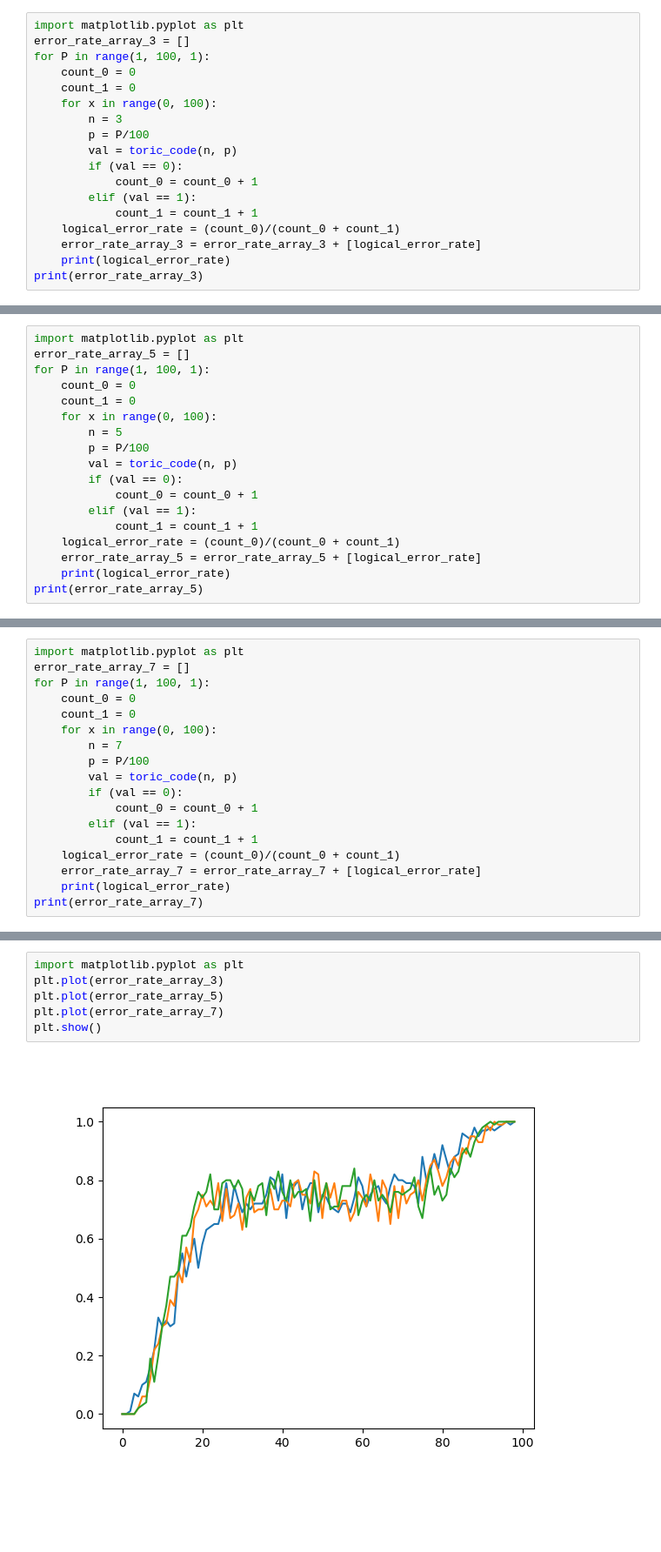
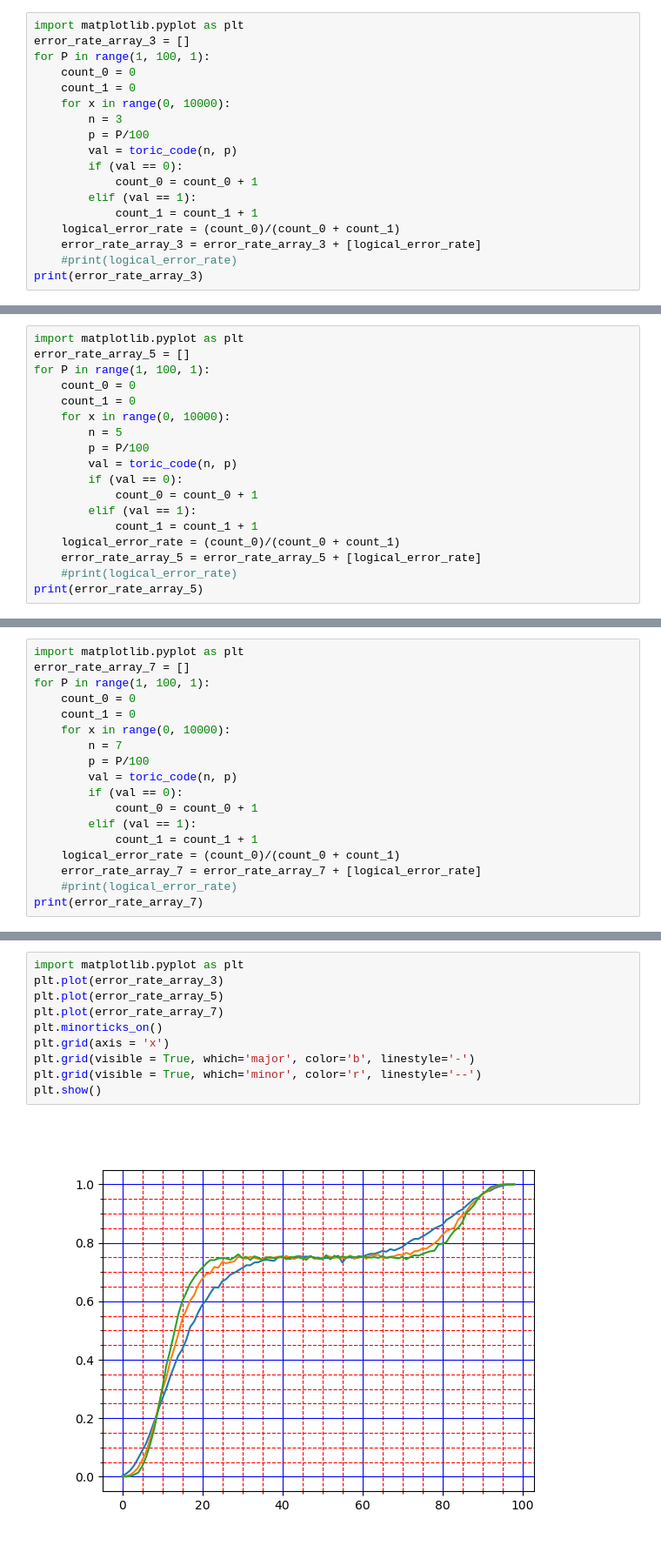
Before and after one commit to SanchayanDutta/Toric-Code-Simulation, a Jupyter notebook: ToricTest.ipynb, the cells around one changed output, grey strips where cells are left out. Shown at 87% size. Drawn from its saved outputs; the diff is of its cells as text; blank space fills up the shorter version.

```diff
--- a/ToricTest.ipynb
+++ b/ToricTest.ipynb
@@ -236,7 +236,7 @@ error_rate_array_3 = []
 for P in range(1, 100, 1):
     count_0 = 0
     count_1 = 0
-    for x in range(0, 100):
+    for x in range(0, 10000):
         n = 3
         p = P/100
         val = toric_code(n, p)
@@ -246,6 +246,6 @@ for P in range(1, 100, 1):
             count_1 = count_1 + 1
     logical_error_rate = (count_0)/(count_0 + count_1)
     error_rate_array_3 = error_rate_array_3 + [logical_error_rate]
-    print(logical_error_rate)
+    #print(logical_error_rate)
 print(error_rate_array_3)
 # %% [output]
@@ -272,7 +256,7 @@ error_rate_array_5 = []
 for P in range(1, 100, 1):
     count_0 = 0
     count_1 = 0
-    for x in range(0, 100):
+    for x in range(0, 10000):
         n = 5
         p = P/100
         val = toric_code(n, p)
@@ -282,6 +266,6 @@ for P in range(1, 100, 1):
             count_1 = count_1 + 1
     logical_error_rate = (count_0)/(count_0 + count_1)
     error_rate_array_5 = error_rate_array_5 + [logical_error_rate]
-    print(logical_error_rate)
+    #print(logical_error_rate)
 print(error_rate_array_5)
 # %% [output]
@@ -308,7 +276,7 @@ error_rate_array_7 = []
 for P in range(1, 100, 1):
     count_0 = 0
     count_1 = 0
-    for x in range(0, 100):
+    for x in range(0, 10000):
         n = 7
         p = P/100
         val = toric_code(n, p)
@@ -318,6 +286,6 @@ for P in range(1, 100, 1):
             count_1 = count_1 + 1
     logical_error_rate = (count_0)/(count_0 + count_1)
     error_rate_array_7 = error_rate_array_7 + [logical_error_rate]
-    print(logical_error_rate)
+    #print(logical_error_rate)
 print(error_rate_array_7)
 # %% [output]
@@ -341,8 +293,12 @@ print(error_rate_array_7)
 # %%
 import matplotlib.pyplot as plt
 plt.plot(error_rate_array_3)
 plt.plot(error_rate_array_5)
 plt.plot(error_rate_array_7)
+plt.minorticks_on()
+plt.grid(axis = 'x')
+plt.grid(visible = True, which='major', color='b', linestyle='-')
+plt.grid(visible = True, which='minor', color='r', linestyle='--')
 plt.show()
 # %% [output]
-[figure, old version]
+[figure, new version]
```
Also changed, not shown: parts of 3 cells of this notebook.
